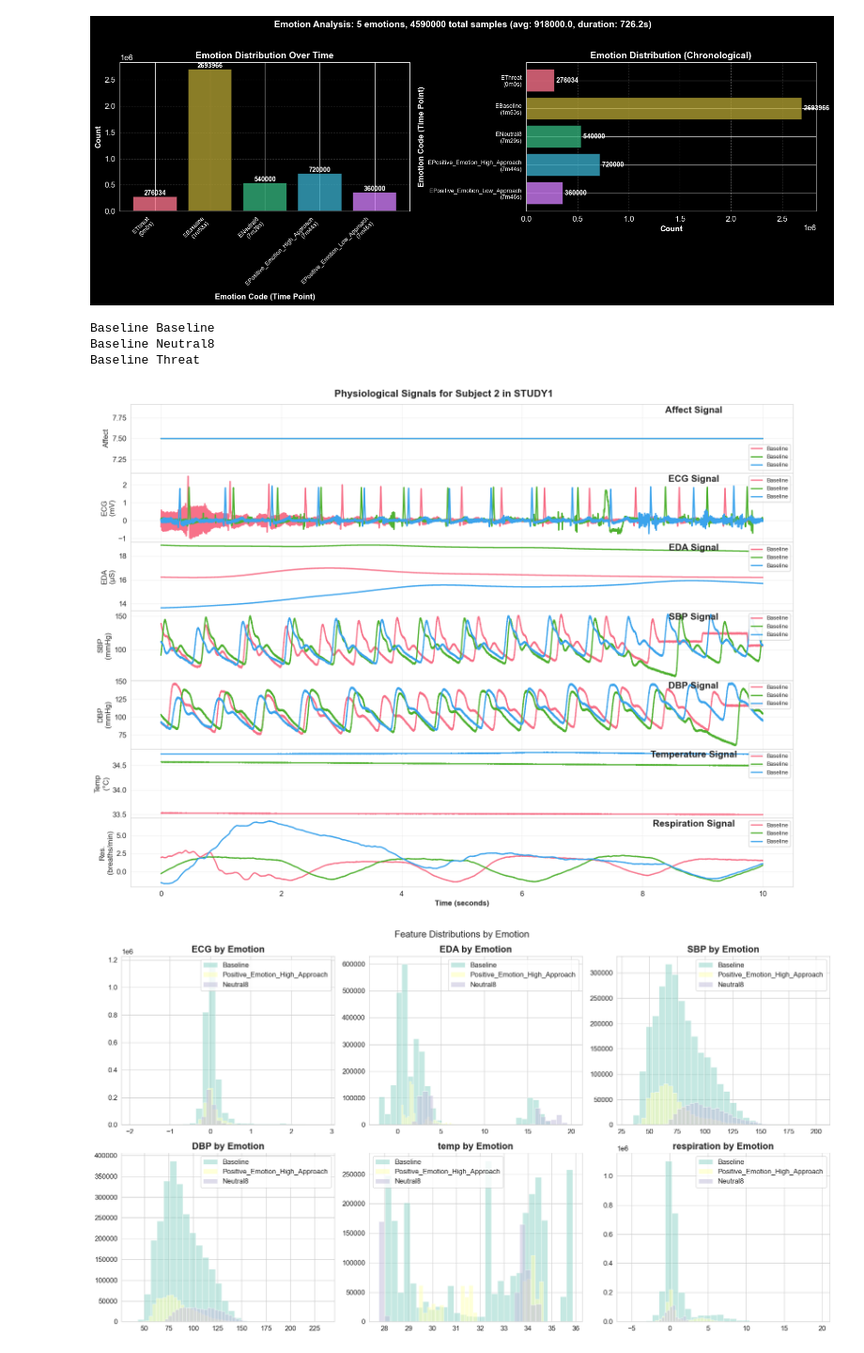
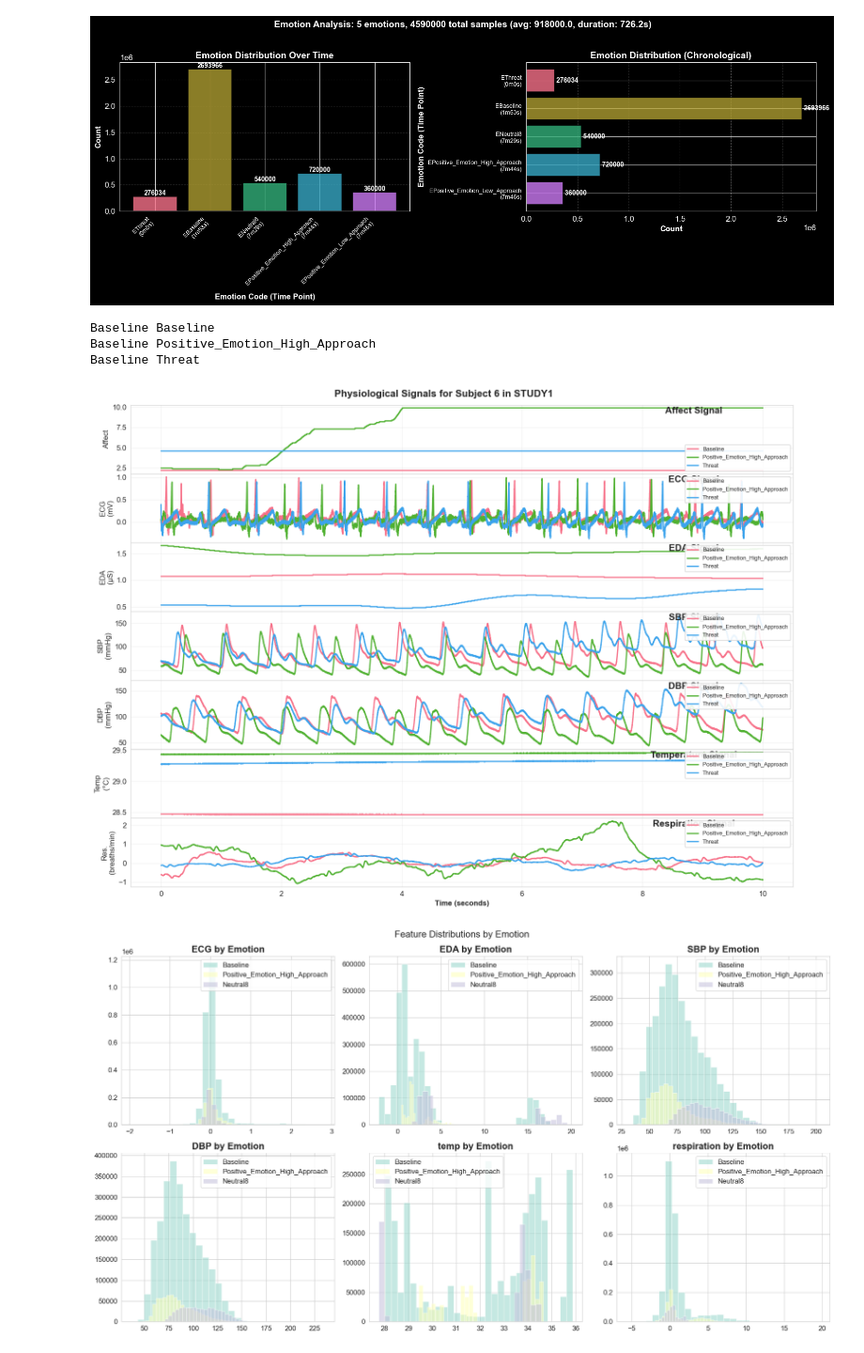
Before and after one commit to magana272/POPANEpy, a Jupyter notebook: notebooks/analysis.ipynb, the cells around one changed output. Shown at 94% size. Drawn from its saved outputs; the diff is of its cells as text; code cells hidden in the pictures.

Commit message:
fix figures

```diff
--- a/notebooks/analysis.ipynb
+++ b/notebooks/analysis.ipynb
@@ -327,12 +331,12 @@ plt.show()
 # %% [output]
 [figure]
 # %%
-f= POPANEFigureGenerator.create_figure_for_subject(df_study1, 2, start_end=(0,10))
+f= POPANEFigureGenerator.create_figure_for_subject(df_study1, 6, start_end=(0,10))
 # %% [output]
 Baseline Baseline
-Baseline Neutral8
+Baseline Positive_Emotion_High_Approach
 Baseline Threat
-[figure, old version]
+[figure, new version]
 # %%
 top_emotions = df_study1['EMOTION'].value_counts().head(3).index.tolist()
 df_sub = df_study1[df_study1['EMOTION'].isin(top_emotions)]
```
Also changed, not shown: parts of 2 cells of this notebook, 4 other files.
